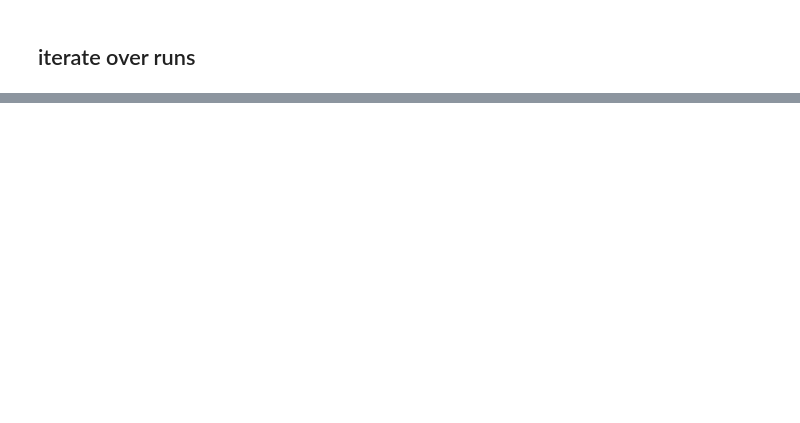
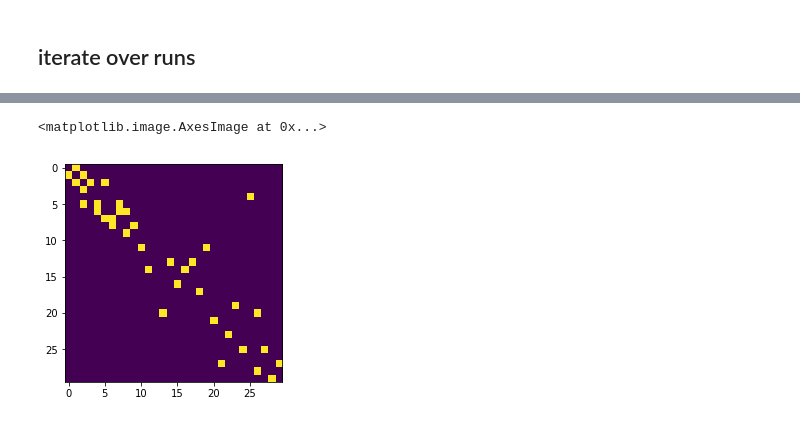
Before and after one commit to oliver-contier/famface-temporal-dynamics, a Jupyter notebook: notebooks/pycausal_analysis.ipynb, the cells around one changed output, grey strips where cells are left out. Saved outputs shown, nothing was run; the diff lists cells and outputs as text; code cells hidden in the pictures; blank space fills up the shorter version.

```diff
--- a/notebooks/pycausal_analysis.ipynb
+++ b/notebooks/pycausal_analysis.ipynb
@@ -340,13 +357,16 @@ rundirs[0]
 # %%
 def csv2mixed_am(rundir):
+    """
+    run images on csv directory and extract mixed adjacency matrix
+    """
     # get dataframes
     dfs = getdfs(rundir)
     # perform iamges
     pc.start_vm()
-    images = s.imagesSemBic(dfs, verbose = True)
+    images_instance = s.imagesSemBic(dfs, verbose = True)
     pc.stop_vm()
     # get mixed adjacency matrix
-    am = mixed_am_from_images(images)
+    am = mixed_am_from_images(images_instance)
     return am
 # %%
 mixed_ams = [csv2mixed_am(rundir) for rundir in rundirs]
@@ -356,0 +393,6 @@ mixed_ams
+# %%
+# inspect first am
+plt.imshow(mixed_ams[0])
+# %% [output]
+<matplotlib.image.AxesImage at 0x...>
+[figure, added]
```
Also changed, not shown: parts of 12 cells of this notebook.
